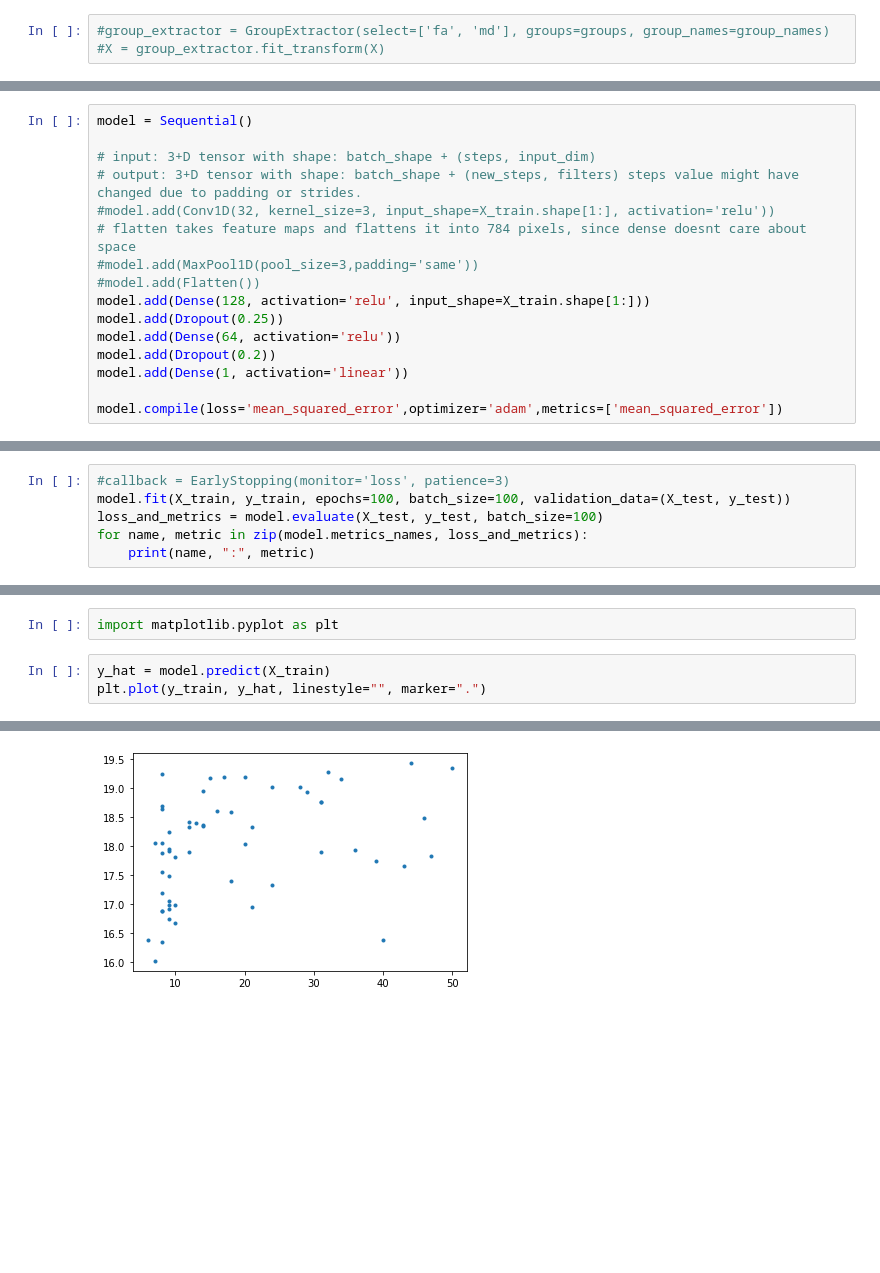
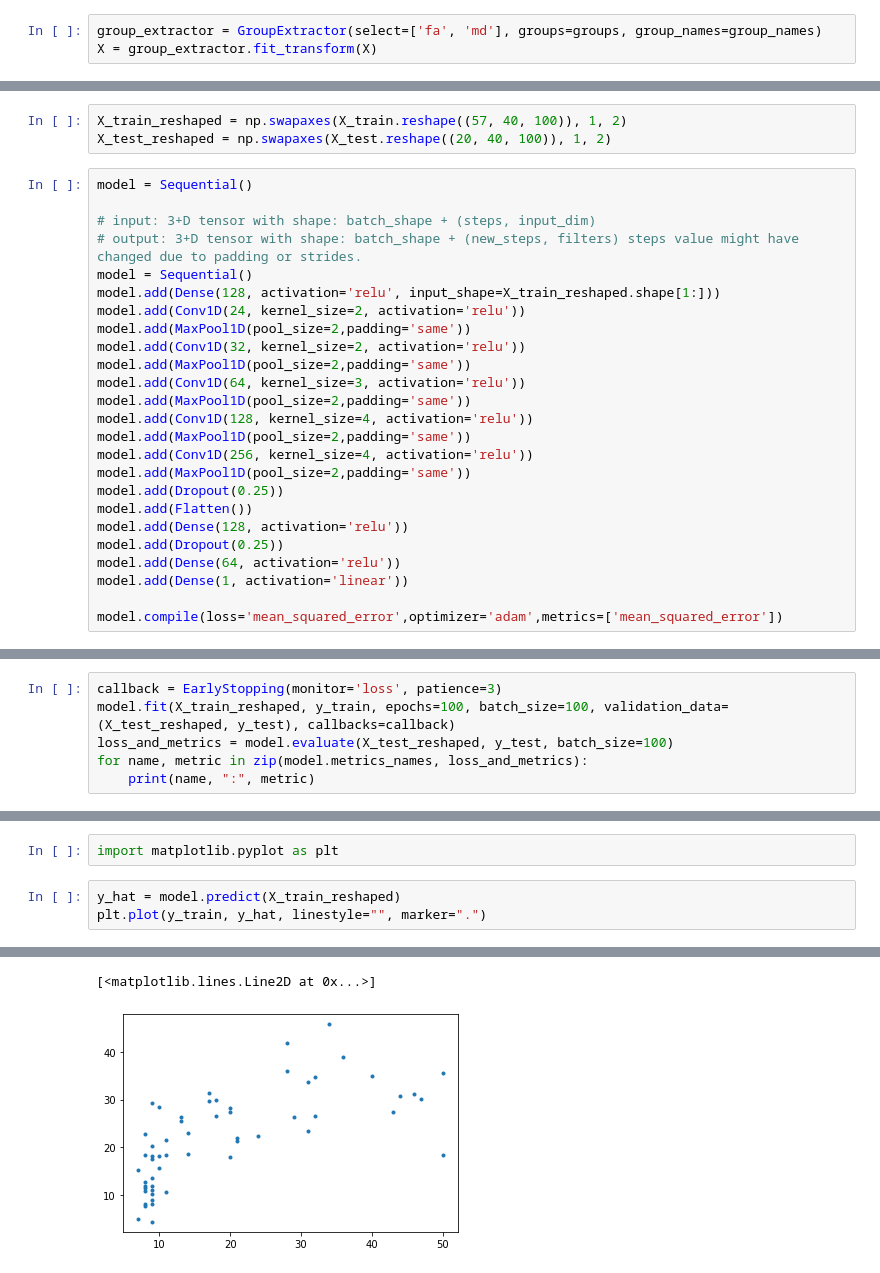
Before and after one commit to richford/afq-cnn, a Jupyter notebook: notebooks/cnn.ipynb, the cells around one changed output, grey strips where cells are left out. Saved outputs shown, nothing was run; the diff lists cells and outputs as text; blank space fills up the shorter version.

```diff
--- a/notebooks/cnn.ipynb
+++ b/notebooks/cnn.ipynb
@@ -17,8 +17,8 @@ from sklearn.impute import SimpleImputer
 # %%
 X, y, groups, feature_names, group_names, subjects, _ = afq.datasets.load_afq_data('../data/raw/age_data', "Age")
 # %%
-#group_extractor = GroupExtractor(select=['fa', 'md'], groups=groups, group_names=group_names)
-#X = group_extractor.fit_transform(X)
+group_extractor = GroupExtractor(select=['fa', 'md'], groups=groups, group_names=group_names)
+X = group_extractor.fit_transform(X)
 # %%
 #group_names = [g for g in group_names if g[0] in ['md', 'fa']]
 #print(len(group_names))
@@ -40,16 +44,28 @@ X_train.shape, y_train.shape, X_test.shape, y_test.shape
+# %%
+X_train_reshaped = np.swapaxes(X_train.reshape((57, 40, 100)), 1, 2)
+X_test_reshaped = np.swapaxes(X_test.reshape((20, 40, 100)), 1, 2)
 # %%
 model = Sequential()
 
 # input: 3+D tensor with shape: batch_shape + (steps, input_dim)
 # output: 3+D tensor with shape: batch_shape + (new_steps, filters) steps value might have changed due to padding or strides.
-#model.add(Conv1D(32, kernel_size=3, input_shape=X_train.shape[1:], activation='relu'))
-# flatten takes feature maps and flattens it into 784 pixels, since dense doesnt care about space
-#model.add(MaxPool1D(pool_size=3,padding='same'))
-#model.add(Flatten())
-model.add(Dense(128, activation='relu', input_shape=X_train.shape[1:]))
+model = Sequential()
+model.add(Dense(128, activation='relu', input_shape=X_train_reshaped.shape[1:]))
+model.add(Conv1D(24, kernel_size=2, activation='relu'))
+model.add(MaxPool1D(pool_size=2,padding='same'))
+model.add(Conv1D(32, kernel_size=2, activation='relu'))
+model.add(MaxPool1D(pool_size=2,padding='same'))
+model.add(Conv1D(64, kernel_size=3, activation='relu'))
+model.add(MaxPool1D(pool_size=2,padding='same'))
+model.add(Conv1D(128, kernel_size=4, activation='relu'))
+model.add(MaxPool1D(pool_size=2,padding='same'))
+model.add(Conv1D(256, kernel_size=4, activation='relu'))
+model.add(MaxPool1D(pool_size=2,padding='same'))
+model.add(Dropout(0.25))
+model.add(Flatten())
+model.add(Dense(128, activation='relu'))
 model.add(Dropout(0.25))
 model.add(Dense(64, activation='relu'))
-model.add(Dropout(0.2))
 model.add(Dense(1, activation='linear'))
 
 model.compile(loss='mean_squared_error',optimizer='adam',metrics=['mean_squared_error'])
@@ -75,9 +90,9 @@ Trainable params: 72,449
 Non-trainable params: 0
 _________________________________________________________________
 # %%
-#callback = EarlyStopping(monitor='loss', patience=3)
-model.fit(X_train, y_train, epochs=100, batch_size=100, validation_data=(X_test, y_test))
-loss_and_metrics = model.evaluate(X_test, y_test, batch_size=100)
+callback = EarlyStopping(monitor='loss', patience=3)
+model.fit(X_train_reshaped, y_train, epochs=100, batch_size=100, validation_data=(X_test_reshaped, y_test), callbacks=callback)
+loss_and_metrics = model.evaluate(X_test_reshaped, y_test, batch_size=100)
 for name, metric in zip(model.metrics_names, loss_and_metrics):
     print(name, ":", metric)
 # %% [output]
@@ -101,6 +112,6 @@ mean_squared_error : 122.74922943115234
 # %%
 import matplotlib.pyplot as plt
 # %%
-y_hat = model.predict(X_train)
+y_hat = model.predict(X_train_reshaped)
 plt.plot(y_train, y_hat, linestyle="", marker=".")
 # %% [output]
@@ -108,2 +119,3 @@ plt.plot(y_train, y_hat, linestyle="", marker=".")
+[<matplotlib.lines.Line2D at 0x...>]
-[figure, old version]
+[figure, new version]
 # %%
```
Also changed, not shown: parts of 7 cells of this notebook, 1 other file.
